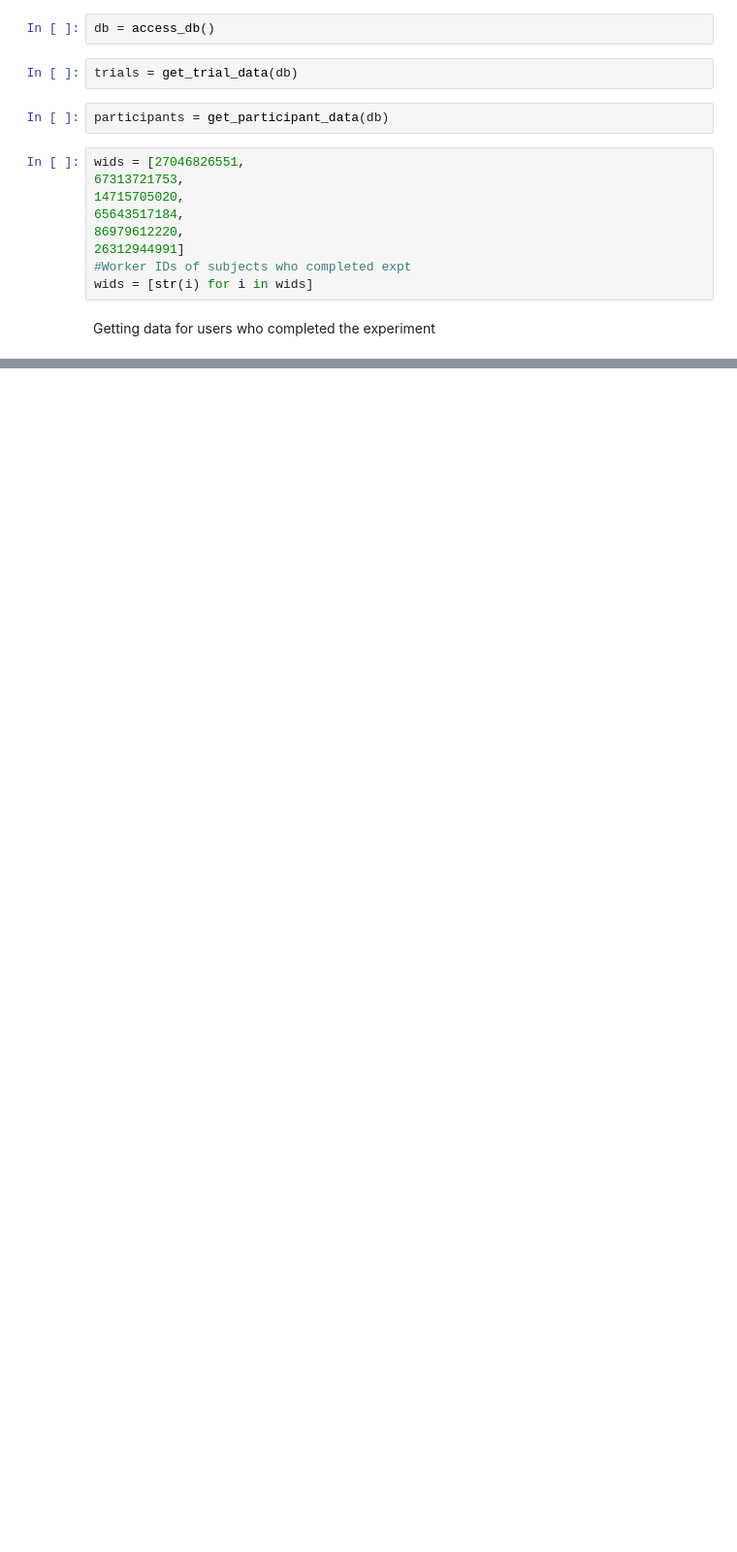
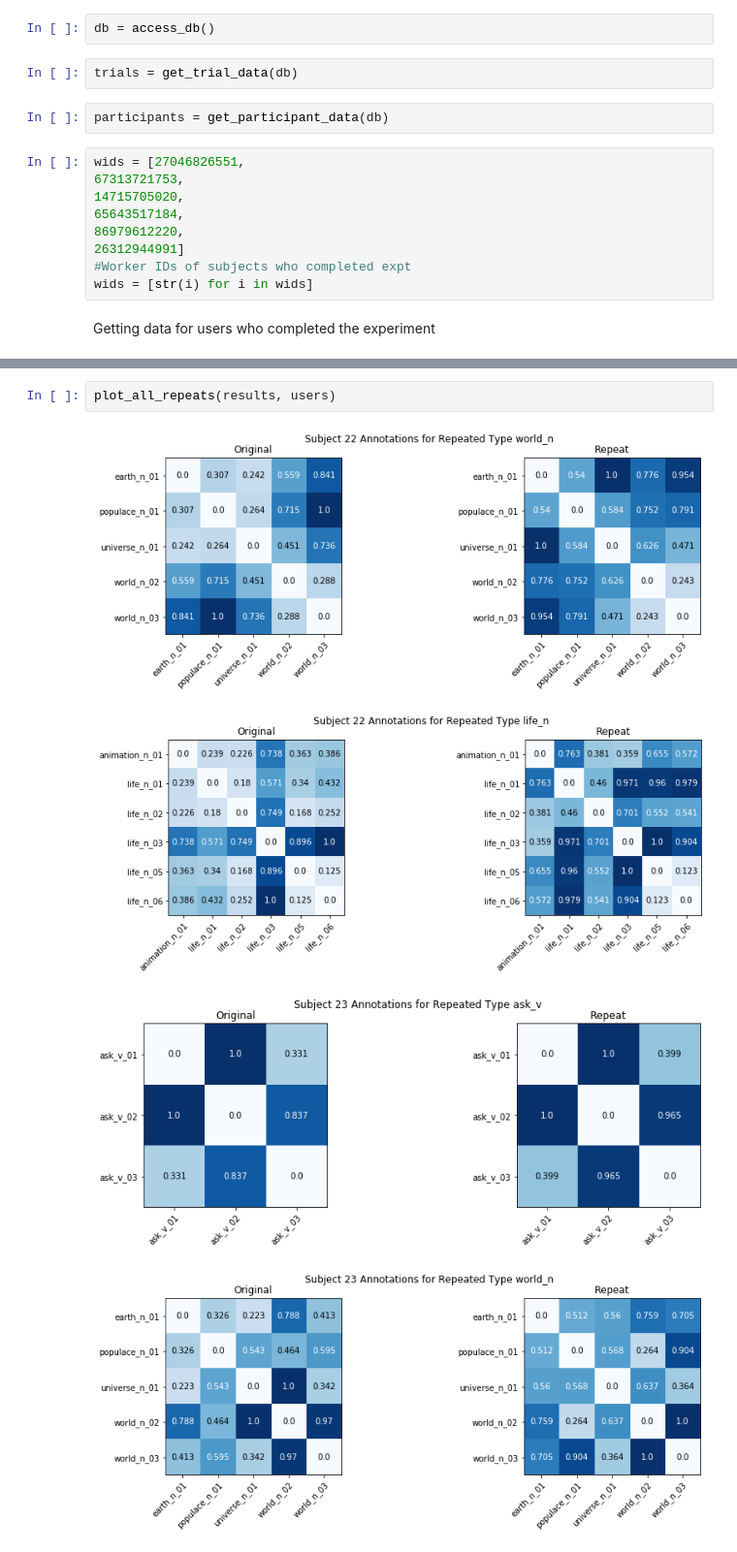
Before and after one commit to sathvikn/bert-wordsense, a Jupyter notebook: codebase/notebooks/pilesort-analysis.ipynb, the cells around one changed output, grey strips where cells are left out. Shown at 97% size. Cells and saved outputs as stored; diff of their text form; blank space fills up the shorter version.

```diff
--- a/codebase/notebooks/pilesort-analysis.ipynb
+++ b/codebase/notebooks/pilesort-analysis.ipynb
@@ -114,0 +49,7 @@ for w in shared_words:
+# %%
+plot_all_repeats(results, users)
+# %% [output]
+[figure, added]
+[figure, added]
+[figure, added]
+[figure, added]
```
Also changed, not shown: parts of 19 cells of this notebook.
